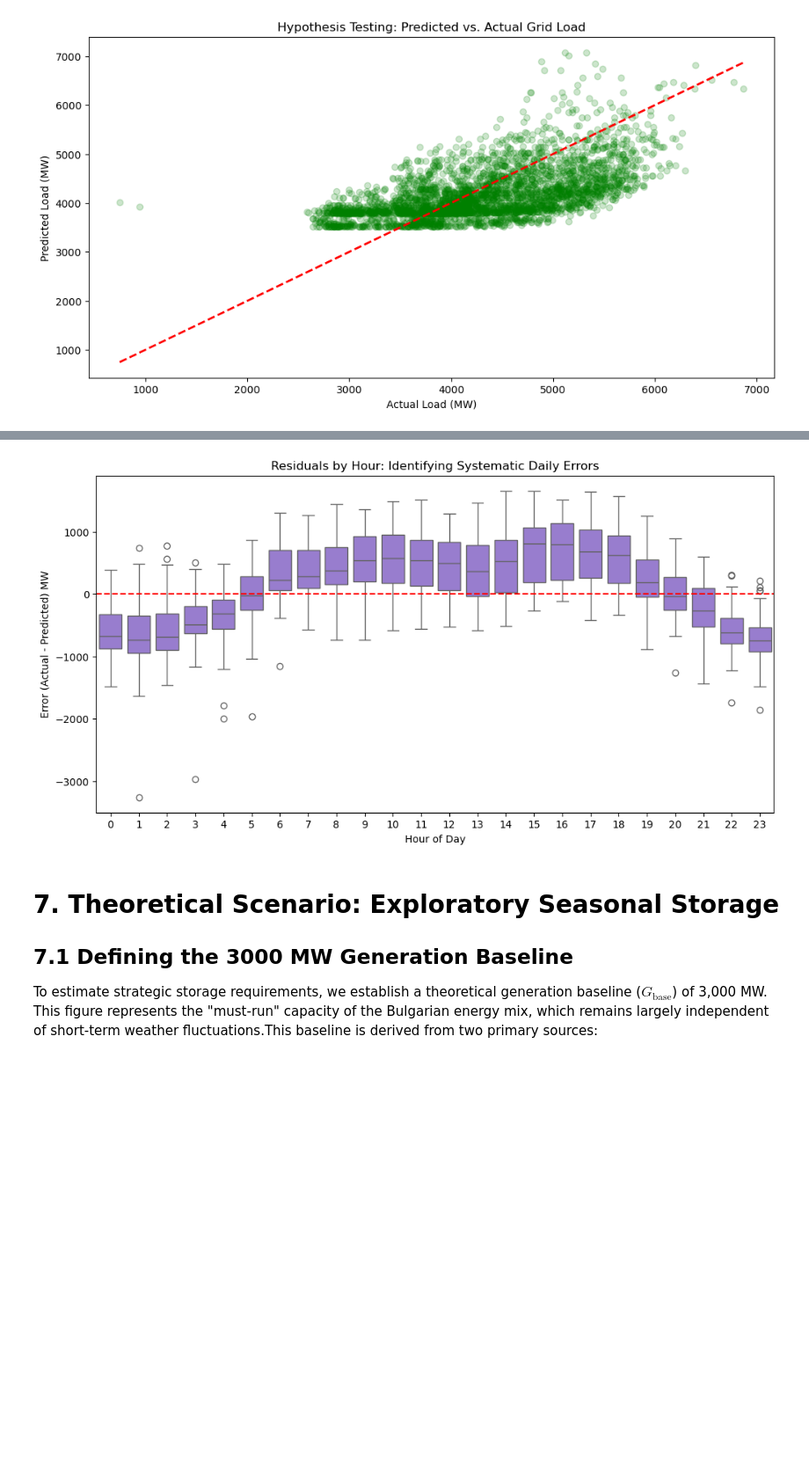
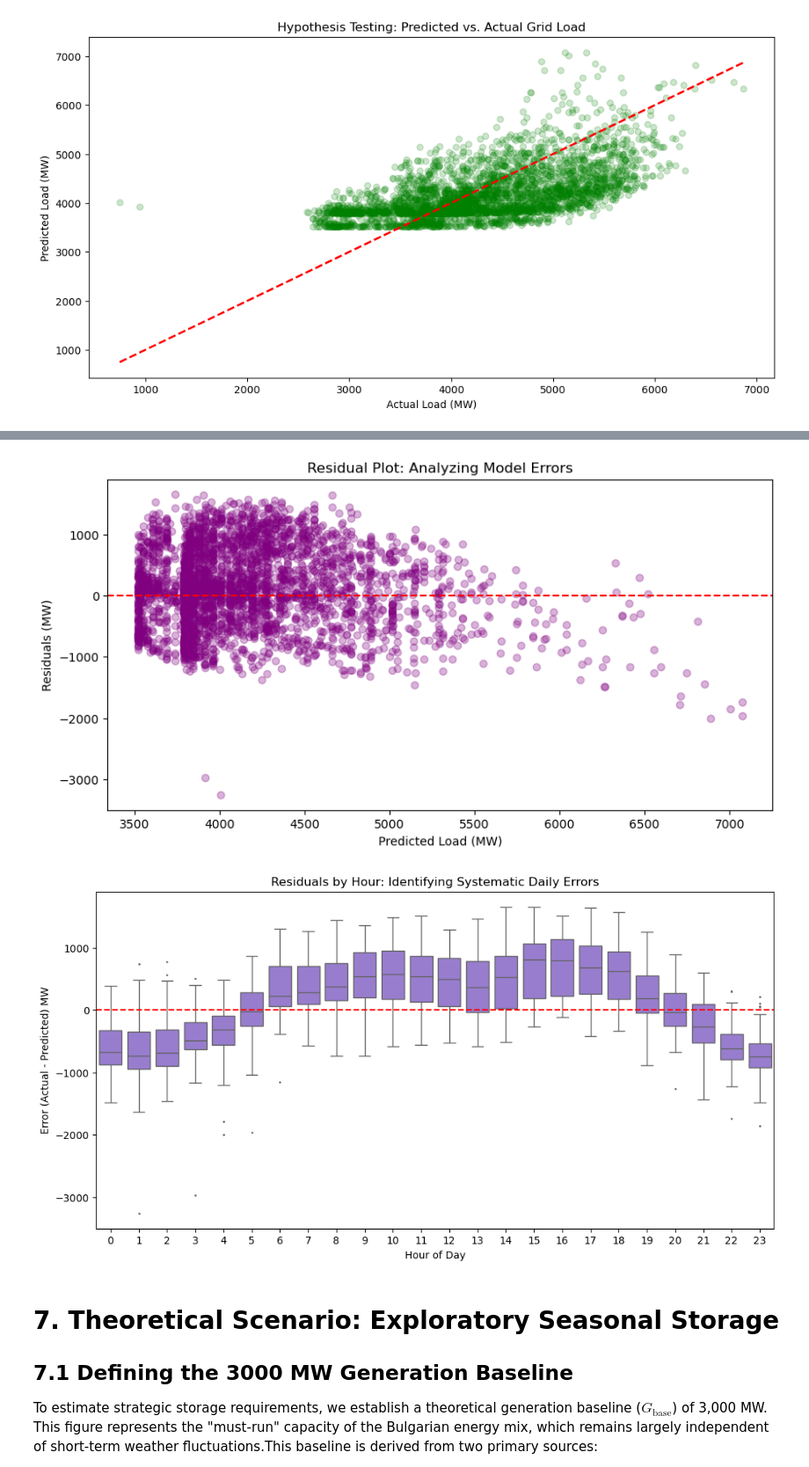
Before and after one commit to ginev91/data-science-project-softuni, a Jupyter notebook: thermal_sensitivity_bg_grid_2026.ipynb, the cells around one changed output, grey strips where cells are left out. Shown at 88% size. Saved outputs shown, nothing was run; the diff lists cells and outputs as text; code cells hidden in the pictures; blank space fills up the shorter version.

Commit message:
alignment and residial plot

```diff
--- a/thermal_sensitivity_bg_grid_2026.ipynb
+++ b/thermal_sensitivity_bg_grid_2026.ipynb
@@ -455,15 +455,25 @@ Acknowledging these errors is critical for the integrity of this research; the s
 # %%
 test_results = test.copy()
 test_results['residuals'] = y_test - y_pred
+
+plt.figure(figsize=(10, 5))
+plt.scatter(y_pred, test_results['residuals'], alpha=0.3, color='purple')
+plt.axhline(0, color='red', linestyle='--')
+plt.title('Residual Plot: Analyzing Model Errors')
+plt.xlabel('Predicted Load (MW)')
+plt.ylabel('Residuals (MW)')
+plt.show()
+
 plt.figure(figsize=(12, 6))
-sns.boxplot(data=test_results, x='hour', y='residuals', color='mediumpurple')
+sns.boxplot(data=test_results, x='hour', y='residuals', color='mediumpurple', fliersize=1)
 plt.axhline(0, color='red', linestyle='--')
 plt.title('Residuals by Hour: Identifying Systematic Daily Errors')
 plt.xlabel('Hour of Day')
 plt.ylabel('Error (Actual - Predicted) MW')
 plt.show()
 # %% [output]
-[figure, old version]
+[figure, new version]
+[figure, added]
 # %% [markdown]
 # 7. Theoretical Scenario: Exploratory Seasonal Storage
 
```
Also changed, not shown: parts of 3 cells of this notebook.
